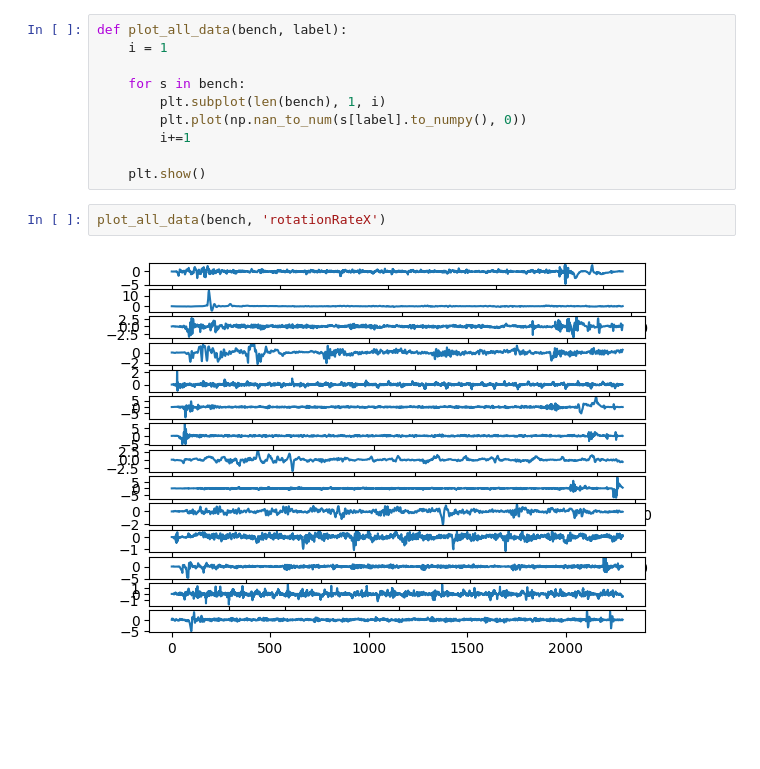
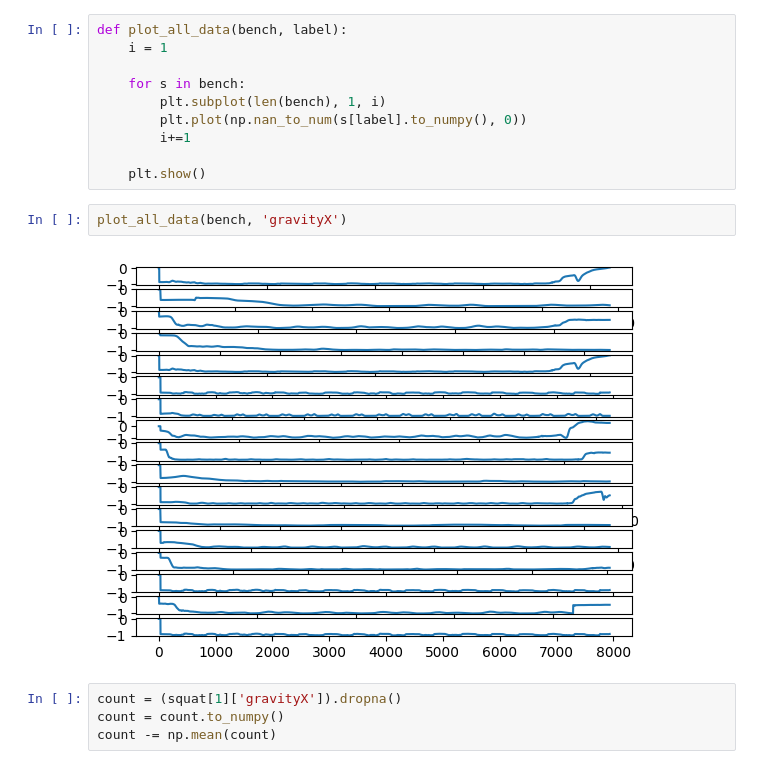
Before and after one commit to NealC17/senior_design, a Jupyter notebook: real_data.ipynb, the cells around one changed output. Saved outputs shown, nothing was run; the diff lists cells and outputs as text; blank space fills up the shorter version.

```diff
--- a/real_data.ipynb
+++ b/real_data.ipynb
@@ -252,6 +254,10 @@ def plot_all_data(bench, label):
 
     plt.show()
 # %%
-plot_all_data(bench, 'rotationRateX')
+plot_all_data(bench, 'gravityX')
 # %% [output]
-[figure, old version]
+[figure, new version]
+# %%
+count = (squat[1]['gravityX']).dropna()
+count = count.to_numpy()
+count -= np.mean(count)
```
Also changed, not shown: parts of 12 cells of this notebook, 42 other files.
